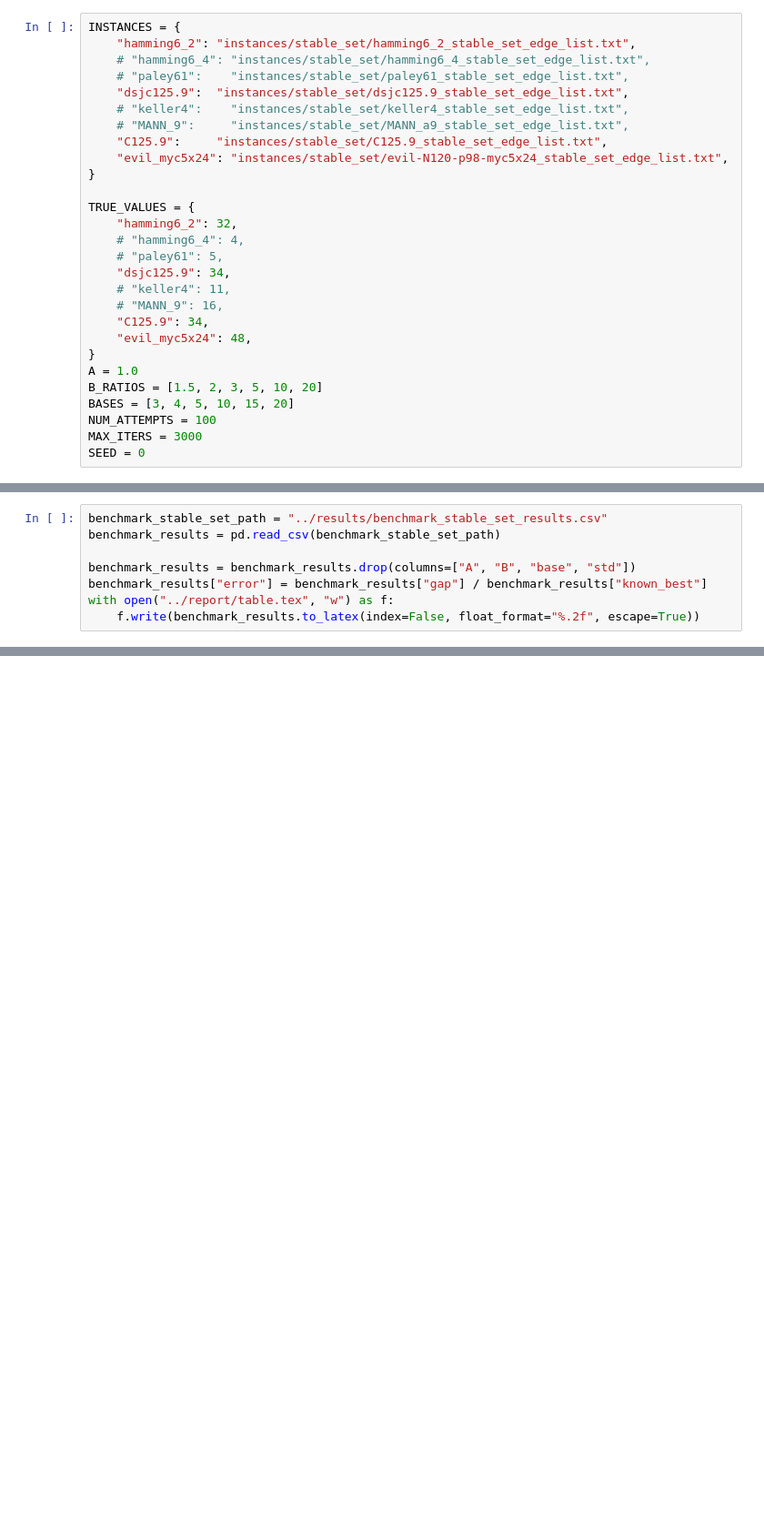
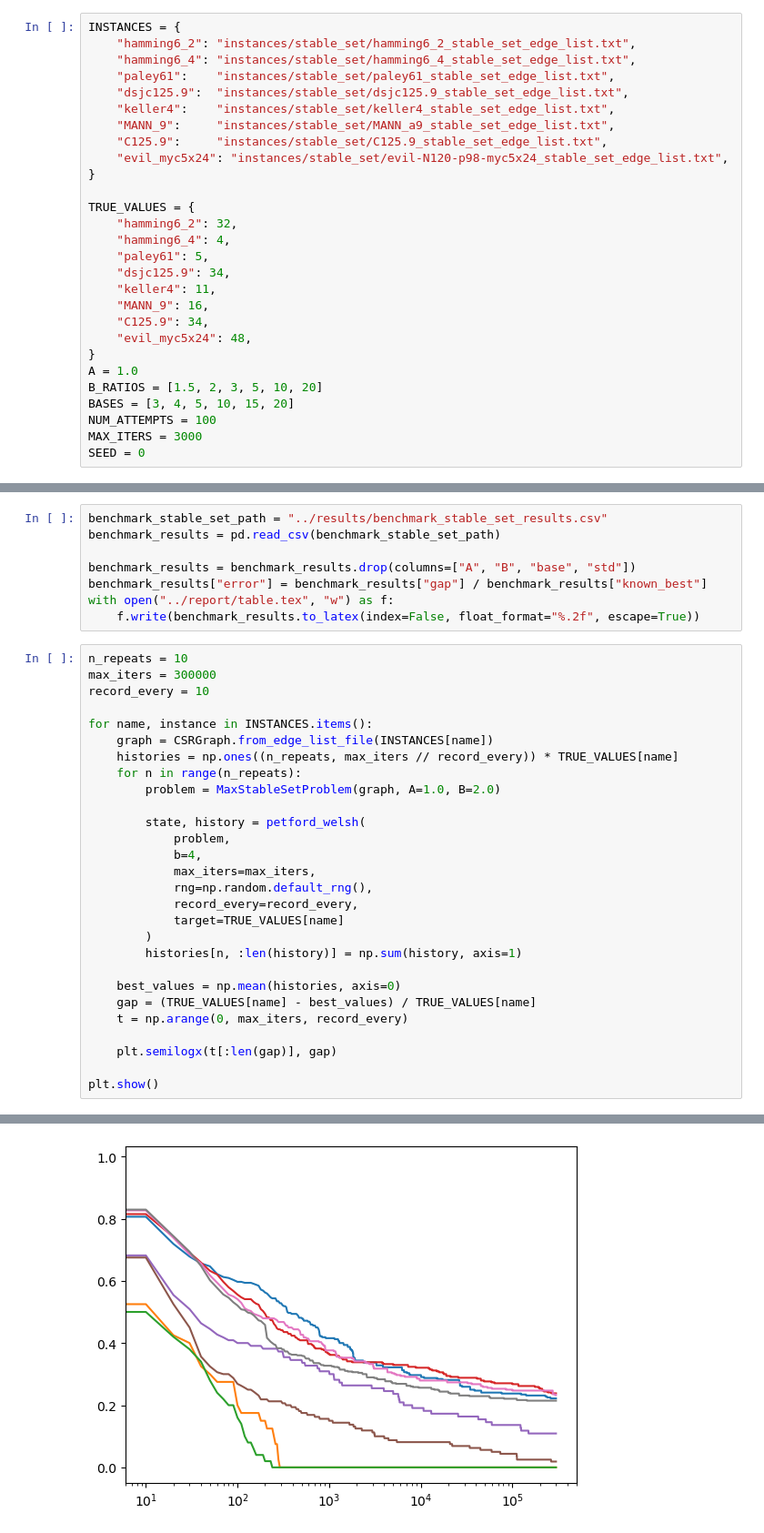
Before and after one commit to serjoza0/petford-welsh-qubo, a Jupyter notebook: analysis/analysis.ipynb, the cells around one changed output, grey strips where cells are left out. Shown at 91% size. Drawn from its saved outputs; the diff is of its cells as text; blank space fills up the shorter version.

```diff
--- a/analysis/analysis.ipynb
+++ b/analysis/analysis.ipynb
@@ -8,22 +13,22 @@ import csv
 # %%
 INSTANCES = {
     "hamming6_2": "instances/stable_set/hamming6_2_stable_set_edge_list.txt",
-    # "hamming6_4": "instances/stable_set/hamming6_4_stable_set_edge_list.txt",
-    # "paley61":    "instances/stable_set/paley61_stable_set_edge_list.txt",
+    "hamming6_4": "instances/stable_set/hamming6_4_stable_set_edge_list.txt",
+    "paley61":    "instances/stable_set/paley61_stable_set_edge_list.txt",
     "dsjc125.9":  "instances/stable_set/dsjc125.9_stable_set_edge_list.txt",
-    # "keller4":    "instances/stable_set/keller4_stable_set_edge_list.txt",
-    # "MANN_9":     "instances/stable_set/MANN_a9_stable_set_edge_list.txt",
+    "keller4":    "instances/stable_set/keller4_stable_set_edge_list.txt",
+    "MANN_9":     "instances/stable_set/MANN_a9_stable_set_edge_list.txt",
     "C125.9":     "instances/stable_set/C125.9_stable_set_edge_list.txt",
     "evil_myc5x24": "instances/stable_set/evil-N120-p98-myc5x24_stable_set_edge_list.txt",
 }
 
 TRUE_VALUES = {
     "hamming6_2": 32,
-    # "hamming6_4": 4,
-    # "paley61": 5,
+    "hamming6_4": 4,
+    "paley61": 5,
     "dsjc125.9": 34,
-    # "keller4": 11,
-    # "MANN_9": 16,
+    "keller4": 11,
+    "MANN_9": 16,
     "C125.9": 34,
     "evil_myc5x24": 48,
 }
@@ -119,3 +124,32 @@ benchmark_results = benchmark_results.drop(columns=["A", "B", "base", "std"])
 benchmark_results["error"] = benchmark_results["gap"] / benchmark_results["known_best"]
 with open("../report/table.tex", "w") as f:
     f.write(benchmark_results.to_latex(index=False, float_format="%.2f", escape=True))
+# %%
+n_repeats = 10
+max_iters = 300000
+record_every = 10
+
+for name, instance in INSTANCES.items():
+    graph = CSRGraph.from_edge_list_file(INSTANCES[name])
+    histories = np.ones((n_repeats, max_iters // record_every)) * TRUE_VALUES[name]
+    for n in range(n_repeats):
+        problem = MaxStableSetProblem(graph, A=1.0, B=2.0)
+
+        state, history = petford_welsh(
+            problem,
+            b=4,
+            max_iters=max_iters,
+            rng=np.random.default_rng(),
+            record_every=record_every,
+            target=TRUE_VALUES[name]
+        )
+        histories[n, :len(history)] = np.sum(history, axis=1)
+
+    best_values = np.mean(histories, axis=0)
+    gap = (TRUE_VALUES[name] - best_values) / TRUE_VALUES[name]
+    t = np.arange(0, max_iters, record_every)
+
+    plt.semilogx(t[:len(gap)], gap)
+
+plt.show()
+# %% [output]
@@ -121,0 +173 @@ with open("../report/table.tex", "w") as f:
+[figure, added]
```
Also changed, not shown: parts of 2 cells of this notebook, 8 other files.
